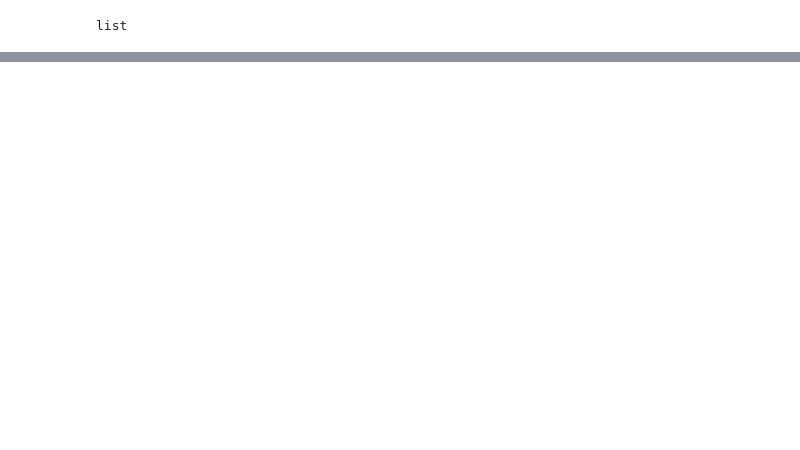
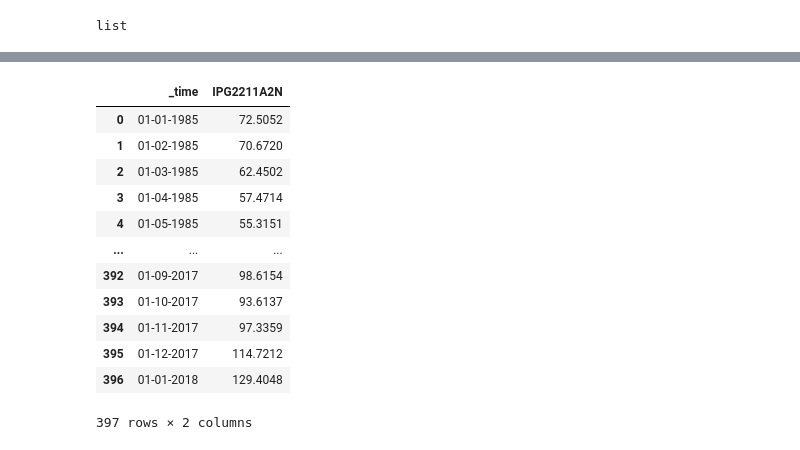
Before and after one commit to Teknocrat-Consulting/Time-series-models, a Jupyter notebook: Influx_DB/streamlit_doc.ipynb, the cells around one changed output, grey strips where cells are left out. Saved outputs shown, nothing was run; the diff lists cells and outputs as text; code cells hidden in the pictures; blank space fills up the shorter version.

```diff
--- a/Influx_DB/streamlit_doc.ipynb
+++ b/Influx_DB/streamlit_doc.ipynb
@@ -762,0 +804,55 @@ final_df
+# %%
+def process_data(final_result):
+    all_df = []
+    count = 0
+
+    if type(final_result)==list:
+        for all_table in final_result:
+            for table in list(pd.unique(all_table.table)):
+                if count == 0:
+                    df1 = all_table.groupby(by="table").get_group(table)[["_time","_value","_field"]]
+                else:
+                    df1 = all_table.groupby(by="table").get_group(table)[["_value","_field"]]
+                field_name = list(pd.unique(df1._field))
+                df1.rename(columns={"_value":field_name[0]},inplace=True)
+                df1.drop(["_field"],axis=1,inplace=True)
+                df1.reset_index(inplace=True)
+                df1.drop(['index'],axis=1,inplace=True)
+                all_df.append(df1)
+                count = count + 1
+
+        final_df = pd.concat(all_df,axis=1)
+        return final_df
+
+    else:
+        for table in list(pd.unique(final_result.table)):
+            if count == 0:
+                df1 = final_result.groupby(by="table").get_group(table)[["_time","_value","_field"]]
+            else:
+                df1 = final_result.groupby(by="table").get_group(table)[["_value","_field"]]
+            field_name = list(pd.unique(df1._field))
+            df1.rename(columns={"_value":field_name[0]},inplace=True)
+            df1.drop(["_field"],axis=1,inplace=True)
+            df1.reset_index(inplace=True)
+            df1.drop(['index'],axis=1,inplace=True)
+            all_df.append(df1)
+            count = count + 1
+
+        final_df = pd.concat(all_df,axis=1)
+        return final_df
+# %%
+process_data(df_elec)
+# %% [output]
+|  | _time | IPG2211A2N |
+| 0 | 01-01-1985 | 72.5052 |
+| 1 | 01-02-1985 | 70.6720 |
+| 2 | 01-03-1985 | 62.4502 |
+| 3 | 01-04-1985 | 57.4714 |
+| 4 | 01-05-1985 | 55.3151 |
+| ... | ... | ... |
+| 392 | 01-09-2017 | 98.6154 |
+| 393 | 01-10-2017 | 93.6137 |
+| 394 | 01-11-2017 | 97.3359 |
+| 395 | 01-12-2017 | 114.7212 |
+| 396 | 01-01-2018 | 129.4048 |
+397 rows × 2 columns
```
Also changed, not shown: parts of 8 cells of this notebook, 5 other files.
